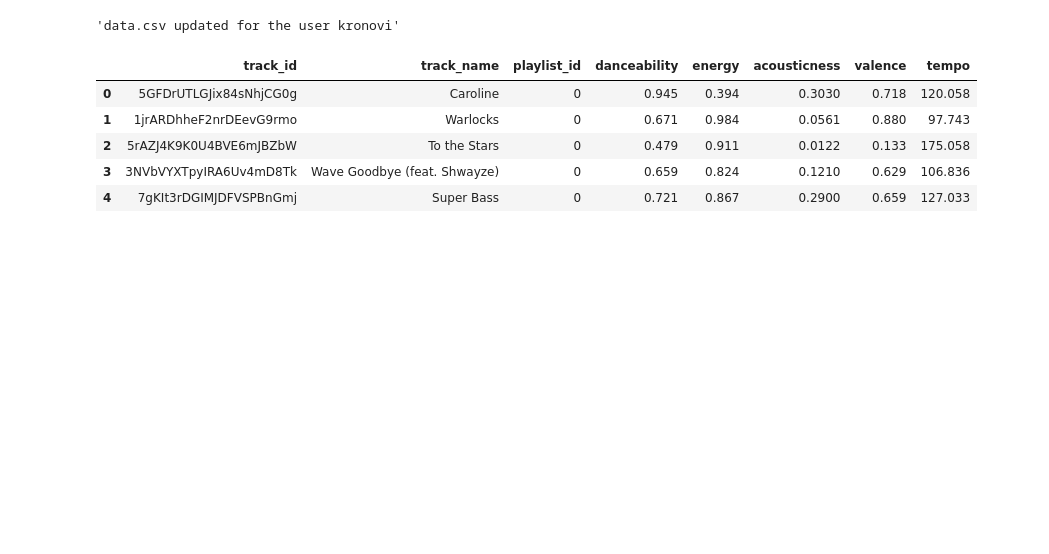
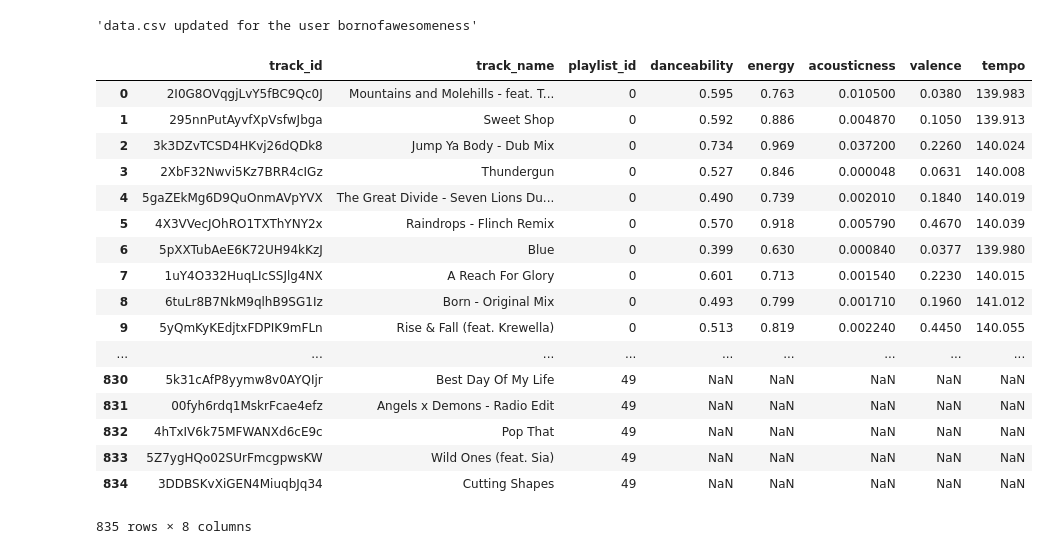
Before and after one commit to chaseWilliams/moodify, a Jupyter notebook: visualize.ipynb, the cells around one changed output. Saved outputs shown, nothing was run; the diff lists cells and outputs as text; code cells hidden in the pictures; blank space fills up the shorter version.

```diff
--- a/visualize.ipynb
+++ b/visualize.ipynb
@@ -7,22 +7,34 @@ import seaborn as sns
 from sklearn.mixture import BayesianGaussianMixture
 # %%
 from get_data import gmm_playlists_to_csv
-gmm_playlists_to_csv('kronovi')
+gmm_playlists_to_csv('bornofawesomeness')
 
 ### edit above lines if moodify is running and you wish to
 ### use someone else's data
 # %% [output]
-'data.csv updated for the user kronovi'
+'data.csv updated for the user bornofawesomeness'
 # %%
 df = pd.read_csv('data.csv')
-df.head()
+df
 # %% [output]
 |  | track_id | track_name | playlist_id | danceability | energy | acousticness | valence | tempo |
-| 0 | 5GFDrUTLGJix84sNhjCG0g | Caroline | 0 | 0.945 | 0.394 | 0.3030 | 0.718 | 120.058 |
-| 1 | 1jrARDhheF2nrDEevG9rmo | Warlocks | 0 | 0.671 | 0.984 | 0.0561 | 0.880 | 97.743 |
-| 2 | 5rAZJ4K9K0U4BVE6mJBZbW | To the Stars | 0 | 0.479 | 0.911 | 0.0122 | 0.133 | 175.058 |
-| 3 | 3NVbVYXTpyIRA6Uv4mD8Tk | Wave Goodbye (feat. Shwayze) | 0 | 0.659 | 0.824 | 0.1210 | 0.629 | 106.836 |
-| 4 | 7gKIt3rDGIMJDFVSPBnGmj | Super Bass | 0 | 0.721 | 0.867 | 0.2900 | 0.659 | 127.033 |
+| 0 | 2I0G8OVqgjLvY5fBC9Qc0J | Mountains and Molehills - feat. T... | 0 | 0.595 | 0.763 | 0.010500 | 0.0380 | 139.983 |
+| 1 | 295nnPutAyvfXpVsfwJbga | Sweet Shop | 0 | 0.592 | 0.886 | 0.004870 | 0.1050 | 139.913 |
+| 2 | 3k3DZvTCSD4HKvj26dQDk8 | Jump Ya Body - Dub Mix | 0 | 0.734 | 0.969 | 0.037200 | 0.2260 | 140.024 |
+| 3 | 2XbF32Nwvi5Kz7BRR4cIGz | Thundergun | 0 | 0.527 | 0.846 | 0.000048 | 0.0631 | 140.008 |
+| 4 | 5gaZEkMg6D9QuOnmAVpYVX | The Great Divide - Seven Lions Du... | 0 | 0.490 | 0.739 | 0.002010 | 0.1840 | 140.019 |
+| 5 | 4X3VVecJOhRO1TXThYNY2x | Raindrops - Flinch Remix | 0 | 0.570 | 0.918 | 0.005790 | 0.4670 | 140.039 |
+| 6 | 5pXXTubAeE6K72UH94kKzJ | Blue | 0 | 0.399 | 0.630 | 0.000840 | 0.0377 | 139.980 |
+| 7 | 1uY4O332HuqLIcSSJlg4NX | A Reach For Glory | 0 | 0.601 | 0.713 | 0.001540 | 0.2230 | 140.015 |
+| 8 | 6tuLr8B7NkM9qlhB9SG1Iz | Born - Original Mix | 0 | 0.493 | 0.799 | 0.001710 | 0.1960 | 141.012 |
+| 9 | 5yQmKyKEdjtxFDPIK9mFLn | Rise & Fall (feat. Krewella) | 0 | 0.513 | 0.819 | 0.002240 | 0.4450 | 140.055 |
+| ... | ... | ... | ... | ... | ... | ... | ... | ... |
+| 830 | 5k31cAfP8yymw8v0AYQIjr | Best Day Of My Life | 49 | NaN | NaN | NaN | NaN | NaN |
+| 831 | 00fyh6rdq1MskrFcae4efz | Angels x Demons - Radio Edit | 49 | NaN | NaN | NaN | NaN | NaN |
+| 832 | 4hTxIV6k75MFWANXd6cE9c | Pop That | 49 | NaN | NaN | NaN | NaN | NaN |
+| 833 | 5Z7ygHQo02SUrFmcgpwsKW | Wild Ones (feat. Sia) | 49 | NaN | NaN | NaN | NaN | NaN |
+| 834 | 3DDBSKvXiGEN4MiuqbJq34 | Cutting Shapes | 49 | NaN | NaN | NaN | NaN | NaN |
+835 rows × 8 columns
 # %%
 df.info()
 df = df.dropna()
```
Also changed, not shown: parts of 8 cells of this notebook, 6 other files.
